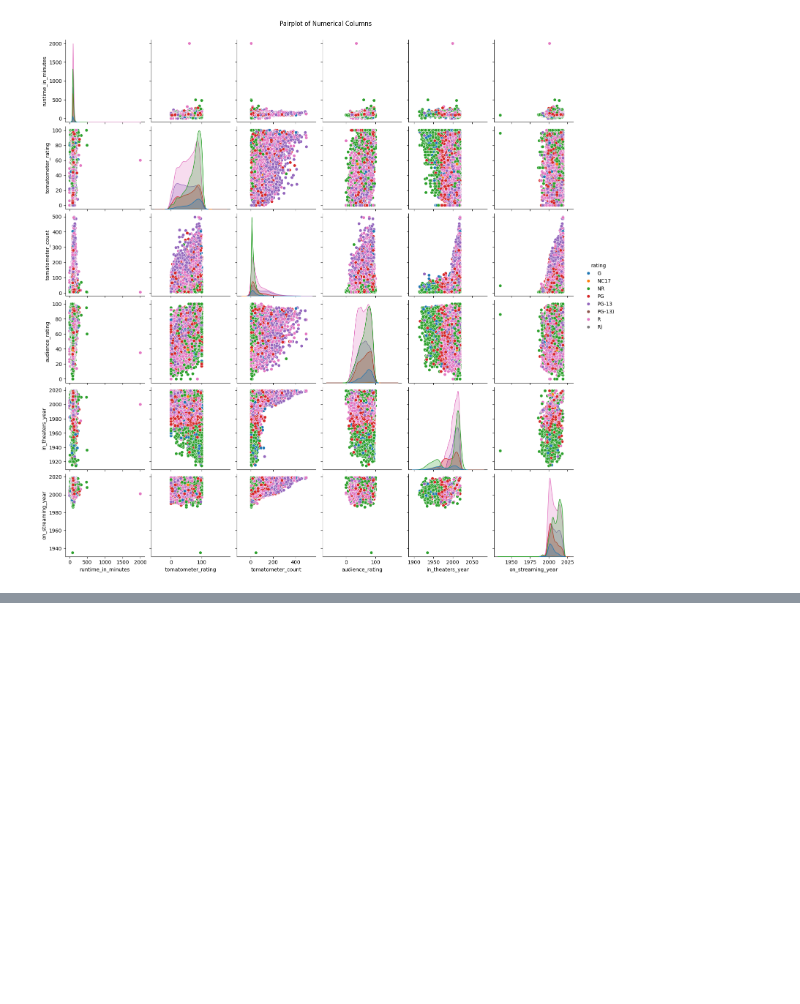
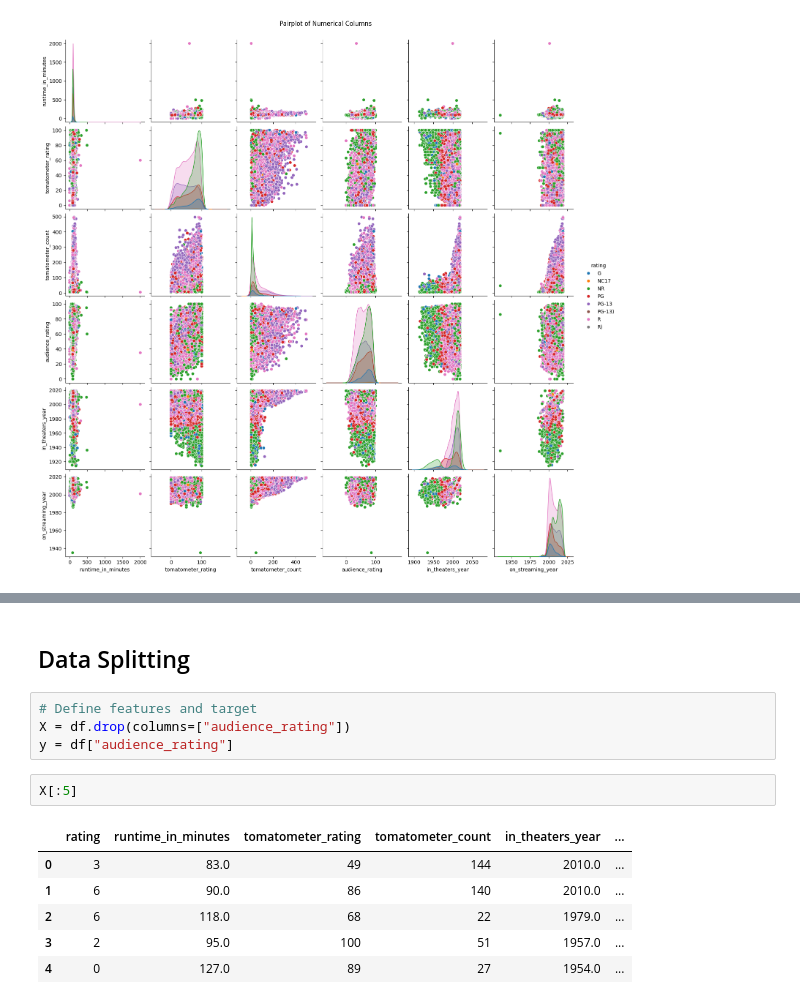
Before and after one commit to Prakashdeveloper03/Leetcode-150, a Jupyter notebook: Interview Prep/Movie rating prediction/notebook.ipynb, the cells around one changed output, grey strips where cells are left out. Cells and saved outputs as stored; diff of their text form; blank space fills up the shorter version.

```diff
--- a/Interview Prep/Movie rating prediction/notebook.ipynb
+++ b/Interview Prep/Movie rating prediction/notebook.ipynb
@@ -317,0 +370,15 @@ plt.show()
+# %% [markdown]
+## Data Splitting
+# %%
+# Define features and target
+X = df.drop(columns=["audience_rating"])
+y = df["audience_rating"]
+# %%
+X[:5]
+# %% [output]
+|  | rating | runtime_in_minutes | tomatometer_rating | tomatometer_count | in_theaters_year | ... |
+| 0 | 3 | 83.0 | 49 | 144 | 2010.0 | ... |
+| 1 | 6 | 90.0 | 86 | 140 | 2010.0 | ... |
+| 2 | 6 | 118.0 | 68 | 22 | 1979.0 | ... |
+| 3 | 2 | 95.0 | 100 | 51 | 1957.0 | ... |
+| 4 | 0 | 127.0 | 89 | 27 | 1954.0 | ... |
```
Also changed, not shown: parts of 12 cells of this notebook.
